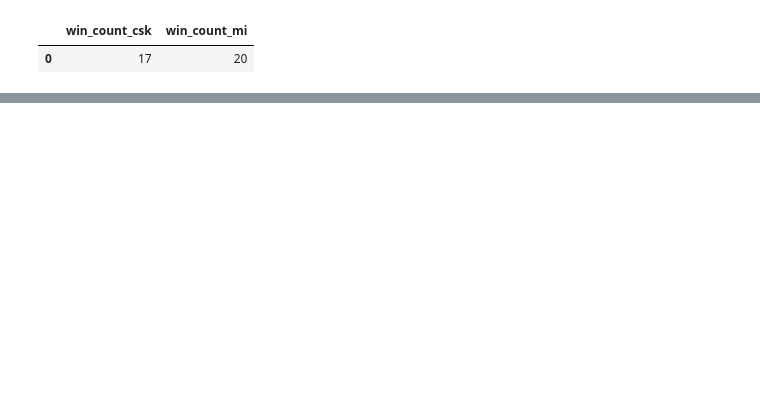
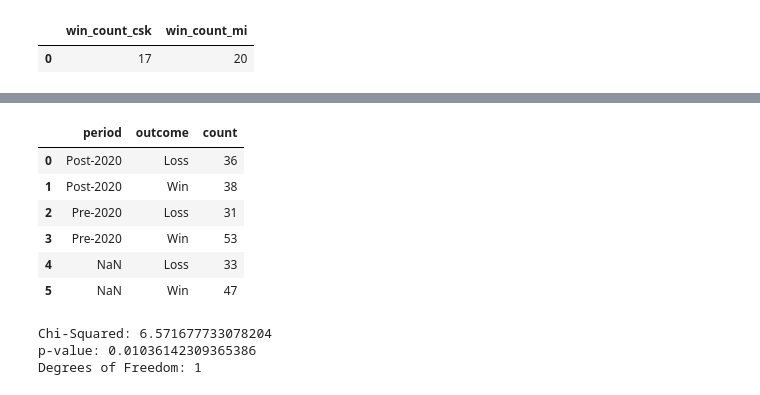
Before and after one commit to Mathir14/IPL-Analysis, a Jupyter notebook: eda.ipynb, the cells around one changed output, grey strips where cells are left out. Cells and saved outputs as stored; diff of their text form; code cells hidden in the pictures; blank space fills up the shorter version.

```diff
--- a/eda.ipynb
+++ b/eda.ipynb
@@ -211,0 +286,37 @@ where team1 in ('Chennai Super Kings', 'Mumbai Indians') and team2 in ('Chennai
+# %%
+%%sql
+select
+    case when extract(year from to_date(date, 'YYYY-MM-DD')) between 2013 and 2019 then 'Pre-2020'
+         when extract(year from to_date(date, 'YYYY-MM-DD')) between 2020 and 2024 then 'Post-2020' end as period,
+    case when winner = 'Chennai Super Kings' then 'Win' else 'Loss' end as outcome,
+    count(distinct id) as count
+from matches
+where team1 = 'Chennai Super Kings' or team2 = 'Chennai Super Kings'
+group by period, outcome
+order by period, outcome;
+# %% [output]
+|  | period | outcome | count |
+| 0 | Post-2020 | Loss | 36 |
+| 1 | Post-2020 | Win | 38 |
+| 2 | Pre-2020 | Loss | 31 |
+| 3 | Pre-2020 | Win | 53 |
+| 4 | NaN | Loss | 33 |
+| 5 | NaN | Win | 47 |
+# %%
+from scipy.stats import chi2_contingency
+import numpy as np
+
+contingency = np.array([
+    [177, 214],  # Bat: won, lost
+    [377, 327]   # Field: won, lost
+])
+
+chi2, p, dof, expected = chi2_contingency(contingency)
+
+print(f"Chi-Squared: {chi2}")
+print(f"p-value: {p}")
+print(f"Degrees of Freedom: {dof}")
+# %% [output]
+Chi-Squared: 6.571677733078204
+p-value: 0.01036142309365386
+Degrees of Freedom: 1
```
Also changed, not shown: parts of 8 cells of this notebook.
